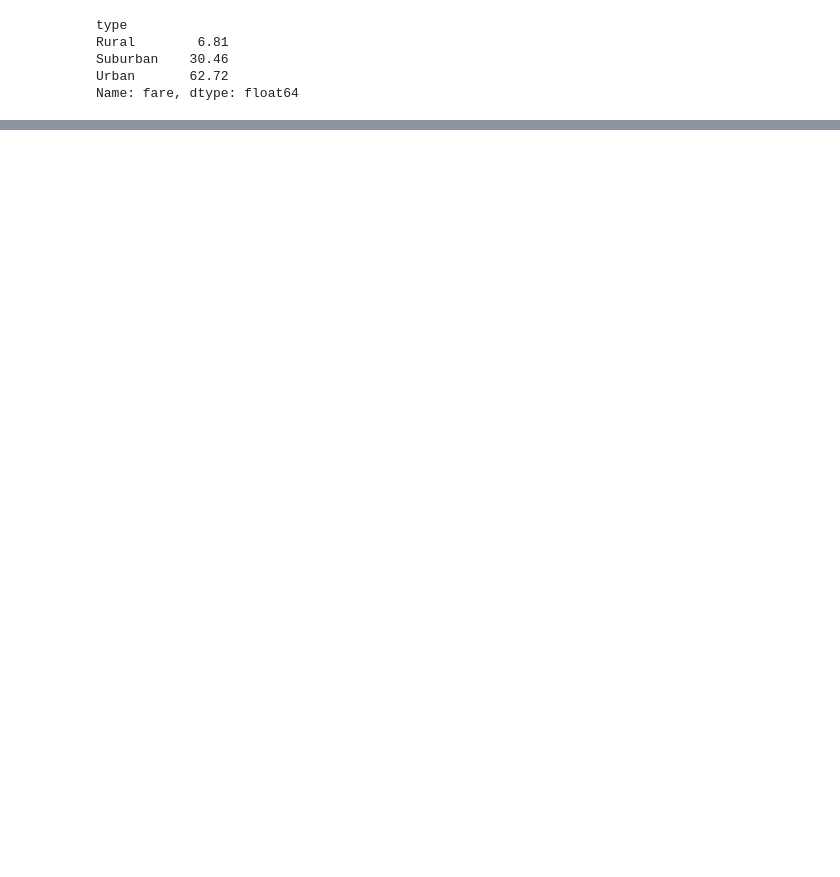
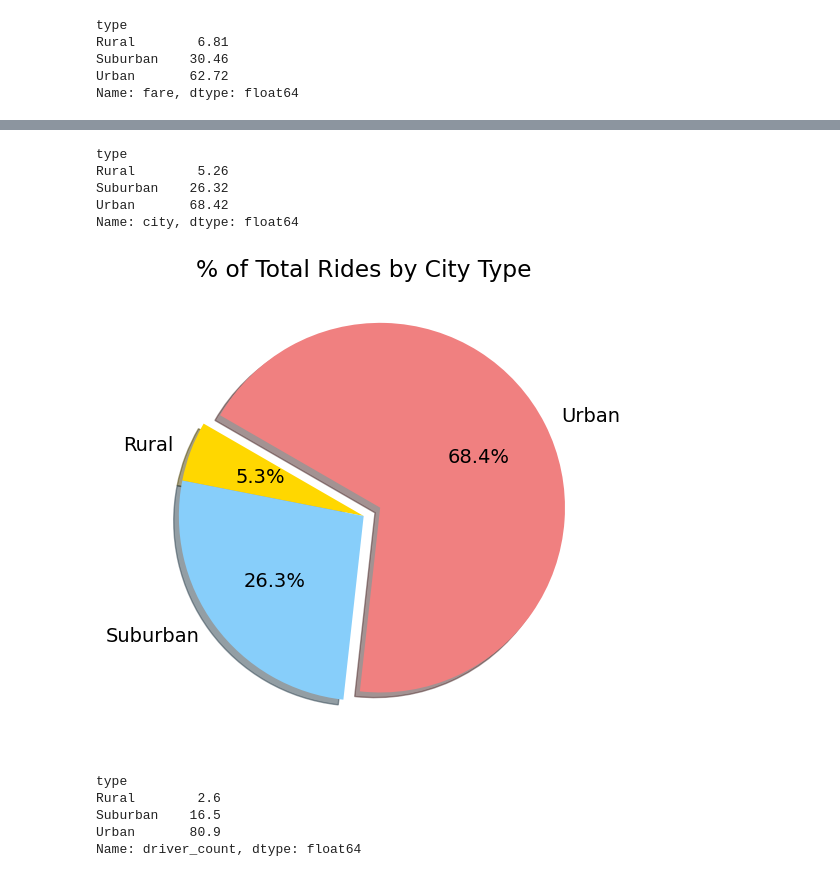
Before and after one commit to btmeasles/PyBer_Analysis, a Jupyter notebook: Pyber.ipynb, the cells around one changed output, grey strips where cells are left out. Drawn from its saved outputs; the diff is of its cells as text; code cells hidden in the pictures; blank space fills up the shorter version.

```diff
--- a/Pyber.ipynb
+++ b/Pyber.ipynb
@@ -268,0 +269,28 @@ plt.show()
+# %%
+ride_percentages = round(100 * (pyber_data_df.groupby(['type'])['city'].count())/(pyber_data_df['type'].count()), 2)
+ride_percentages
+# %% [output]
+type
+Rural        5.26
+Suburban    26.32
+Urban       68.42
+Name: city, dtype: float64
+# %%
+plt.subplots(figsize=(10, 6))
+plt.pie(ride_percentages, labels=['Rural', 'Suburban', 'Urban'], colors=['gold', 'lightskyblue','lightcoral'],
+        explode=[0, 0, 0.1], autopct='%1.1f%%', shadow=True, startangle=150)
+plt.title("% of Total Rides by City Type")
+mpl.rcParams['font.size'] = 14
+plt.savefig("Analysis/Fig6.png")
+plt.show()
+# %% [output]
+[figure, added]
+# %%
+driver_total_percentage = round(100 * (city_data_df.groupby(['type']).sum()['driver_count'])/(city_data_df['driver_count'].sum()), 1)
+driver_total_percentage
+# %% [output]
+type
+Rural        2.6
+Suburban    16.5
+Urban       80.9
+Name: driver_count, dtype: float64
```
Also changed, not shown: parts of 7 cells of this notebook, 7 other files.
